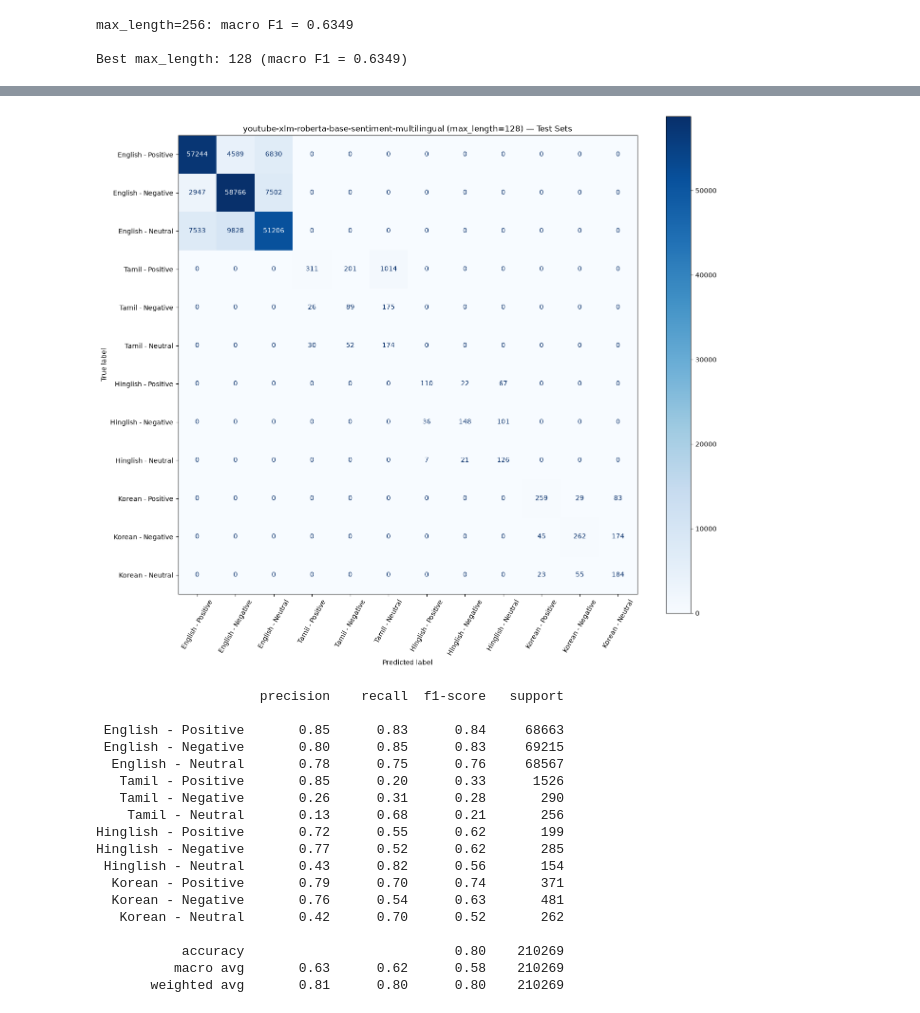
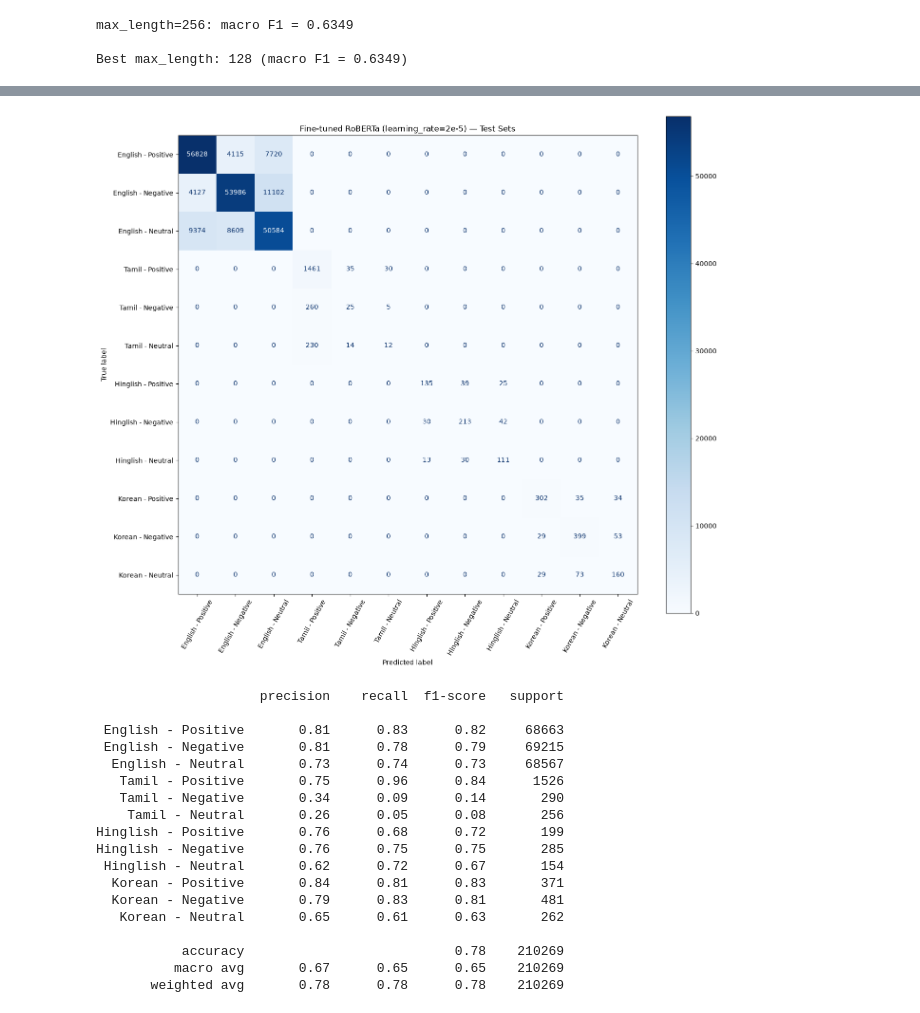
Before and after one commit to las21-sfu/NLP-Week1-Text-Classification, a Jupyter notebook: KoreanModelRun.ipynb, the cells around one changed output, grey strips where cells are left out. Cells and saved outputs as stored; diff of their text form; code cells hidden in the pictures.

Commit message:
Ran Roberta Model with hyperparameter changes

```diff
--- a/KoreanModelRun.ipynb
+++ b/KoreanModelRun.ipynb
@@ -836,0 +818,19 @@ Columns: ['CommentText', 'Sentiment', 'Language']
+# %%
+from sklearn.model_selection import train_test_split
+
+train_split_df, val_split_df = train_test_split(
+    df_train_all,
+    test_size=0.1,
+    stratify=df_train_all['Sentiment'],
+    random_state=42,
+)
+
+label2id = {k.capitalize(): v for k, v in label2id.items()}
+id2label = {v: k for k, v in label2id.items()}
+print(label2id)
+
+train_split_df['label'] = train_split_df['Sentiment'].map(label2id)
+val_split_df['label'] = val_split_df['Sentiment'].map(label2id)
+
+print("Unmapped labels (should be 0):", train_split_df['label'].isna().sum(), val_split_df['label'].isna().sum())
+print(train_split_df.shape, val_split_df.shape)
@@ -877,49 +1026,66 @@ Saved predictions to /workspace/df_all_roberta_predictions_test.csv
+# %%
+from tqdm.auto import tqdm
+
+@torch.no_grad()
+def predict_sentiment_batch(comments, batch_size=64, max_length=128):
+    device = roberta_model.device
+    roberta_model.eval()
+    predictions = []
+    for i in tqdm(range(0, len(comments), batch_size), desc="Fine-tuned RoBERTa inference"):
+        batch = [str(c) for c in comments[i:i + batch_size]]
+        inputs = roberta_tokenizer(batch, return_tensors="pt", padding=True, truncation=True, max_length=max_length).to(device)
+        outputs = roberta_model(**inputs)
+        batch_preds = torch.argmax(outputs.logits, dim=1).cpu().tolist()
+        predictions.extend(id2label[p] for p in batch_preds)
+    return predictions
+
+df_all['Predicted_Sentiment'] = predict_sentiment_batch(df_all['CommentText'].tolist(), batch_size=64)
 # %%
 import matplotlib.pyplot as plt
 from sklearn.metrics import confusion_matrix, classification_report, ConfusionMatrixDisplay
 
-# normalize casing, same fix as before
 df_all['Sentiment'] = df_all['Sentiment'].str.strip().str.capitalize()
 df_all['Language'] = df_all['Language'].str.strip().str.capitalize()
-
 df_all['True_Label'] = df_all['Language'] + ' - ' + df_all['Sentiment']
 df_all['Predicted_Label'] = df_all['Language'] + ' - ' + df_all['Predicted_Sentiment']
 
 LABEL_ORDER = [
     'English - Positive', 'English - Negative', 'English - Neutral',
     'Tamil - Positive', 'Tamil - Negative', 'Tamil - Neutral',
     'Hinglish - Positive', 'Hinglish - Negative', 'Hinglish - Neutral',
     'Korean - Positive', 'Korean - Negative', 'Korean - Neutral',
 ]
 
+SAVE_DIR = os.path.expanduser("Downloads/SFU/IAT360/final project")
+
 cm = confusion_matrix(df_all['True_Label'], df_all['Predicted_Label'], labels=LABEL_ORDER)
 
 fig, ax = plt.subplots(figsize=(14, 12))
 disp = ConfusionMatrixDisplay(confusion_matrix=cm, display_labels=LABEL_ORDER)
 disp.plot(ax=ax, cmap='Blues', colorbar=True, xticks_rotation=60)
-ax.set_title(f'youtube-xlm-roberta-base-sentiment-multilingual (max_length={BEST_MAX_LENGTH}) — Test Sets')
+ax.set_title('Fine-tuned RoBERTa (learning_rate=2e-5) — Test Sets')
 plt.tight_layout()
-plt.savefig(os.path.join(DATA_DIR, 'confusion_matrix_test_sets.png'), dpi=150, bbox_inches='tight')
+plt.savefig(os.path.join(SAVE_DIR, 'confusion_matrix_lr2e5.png'), dpi=150, bbox_inches='tight')
 plt.show()
 
 print(classification_report(df_all['True_Label'], df_all['Predicted_Label'], labels=LABEL_ORDER))
 # %% [output]
-[figure, old version]
+[figure, new version]
                      precision    recall  f1-score   support
 
- English - Positive       0.85      0.83      0.84     68663
- English - Negative       0.80      0.85      0.83     69215
-  English - Neutral       0.78      0.75      0.76     68567
-   Tamil - Positive       0.85      0.20      0.33      1526
-   Tamil - Negative       0.26      0.31      0.28       290
-    Tamil - Neutral       0.13      0.68      0.21       256
-Hinglish - Positive       0.72      0.55      0.62       199
-Hinglish - Negative       0.77      0.52      0.62       285
- Hinglish - Neutral       0.43      0.82      0.56       154
-  Korean - Positive       0.79      0.70      0.74       371
-  Korean - Negative       0.76      0.54      0.63       481
-   Korean - Neutral       0.42      0.70      0.52       262
+ English - Positive       0.81      0.83      0.82     68663
+ English - Negative       0.81      0.78      0.79     69215
+  English - Neutral       0.73      0.74      0.73     68567
+   Tamil - Positive       0.75      0.96      0.84      1526
+   Tamil - Negative       0.34      0.09      0.14       290
+    Tamil - Neutral       0.26      0.05      0.08       256
+Hinglish - Positive       0.76      0.68      0.72       199
+Hinglish - Negative       0.76      0.75      0.75       285
+ Hinglish - Neutral       0.62      0.72      0.67       154
+  Korean - Positive       0.84      0.81      0.83       371
+  Korean - Negative       0.79      0.83      0.81       481
+   Korean - Neutral       0.65      0.61      0.63       262
 
-           accuracy                           0.80    210269
-          macro avg       0.63      0.62      0.58    210269
-       weighted avg       0.81      0.80      0.80    210269
+           accuracy                           0.78    210269
+          macro avg       0.67      0.65      0.65    210269
+       weighted avg       0.78      0.78      0.78    210269
```
Also changed, not shown: parts of 18 cells of this notebook.
